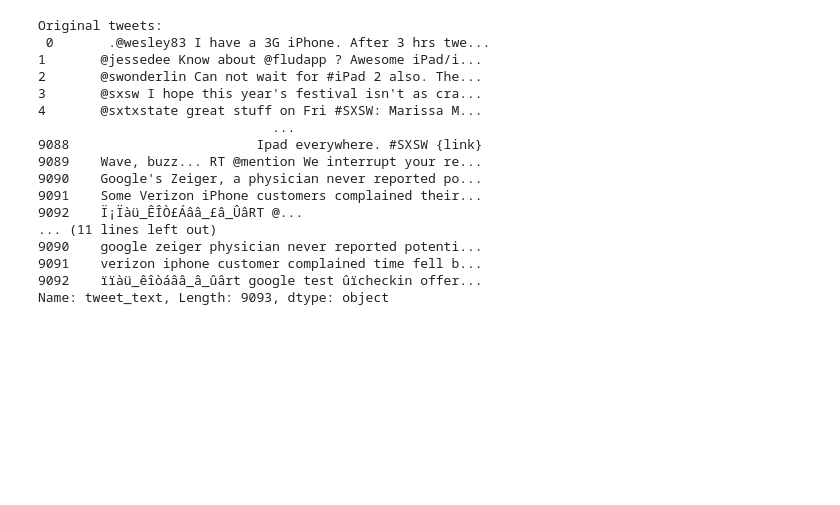
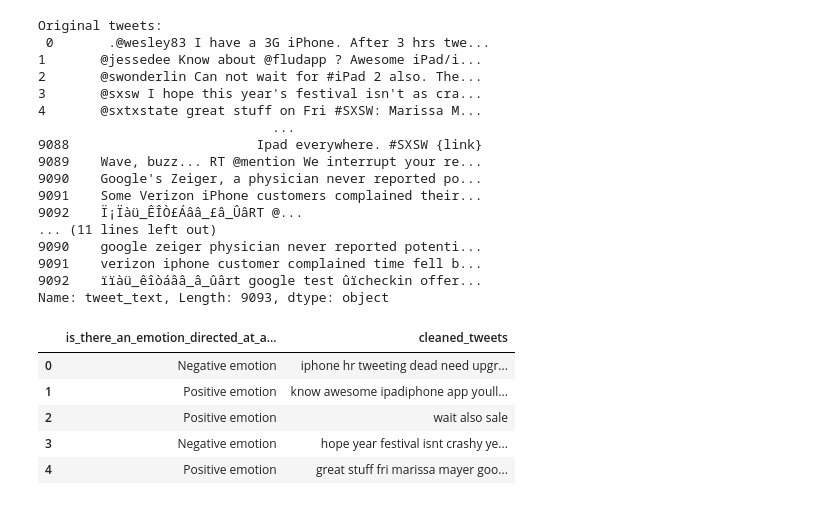
Before and after one commit to joakimTI/GROUP-5-PROJECT, a Jupyter notebook: index.ipynb, the cells around one changed output. Drawn from its saved outputs; the diff is of its cells as text; code cells hidden in the pictures; blank space fills up the shorter version.

```diff
--- a/index.ipynb
+++ b/index.ipynb
@@ -216,0 +468,11 @@ Name: tweet_text, Length: 9093, dtype: object
+# %%
+df.drop(columns='tweet_text', axis=1, inplace=True)
+
+df.head()
+# %% [output]
+|  | is_there_an_emotion_directed_at_a... | cleaned_tweets |
+| 0 | Negative emotion | iphone hr tweeting dead need upgr... |
+| 1 | Positive emotion | know awesome ipadiphone app youll... |
+| 2 | Positive emotion | wait also sale |
+| 3 | Negative emotion | hope year festival isnt crashy ye... |
+| 4 | Positive emotion | great stuff fri marissa mayer goo... |
```
Also changed, not shown: parts of 45 cells of this notebook.
